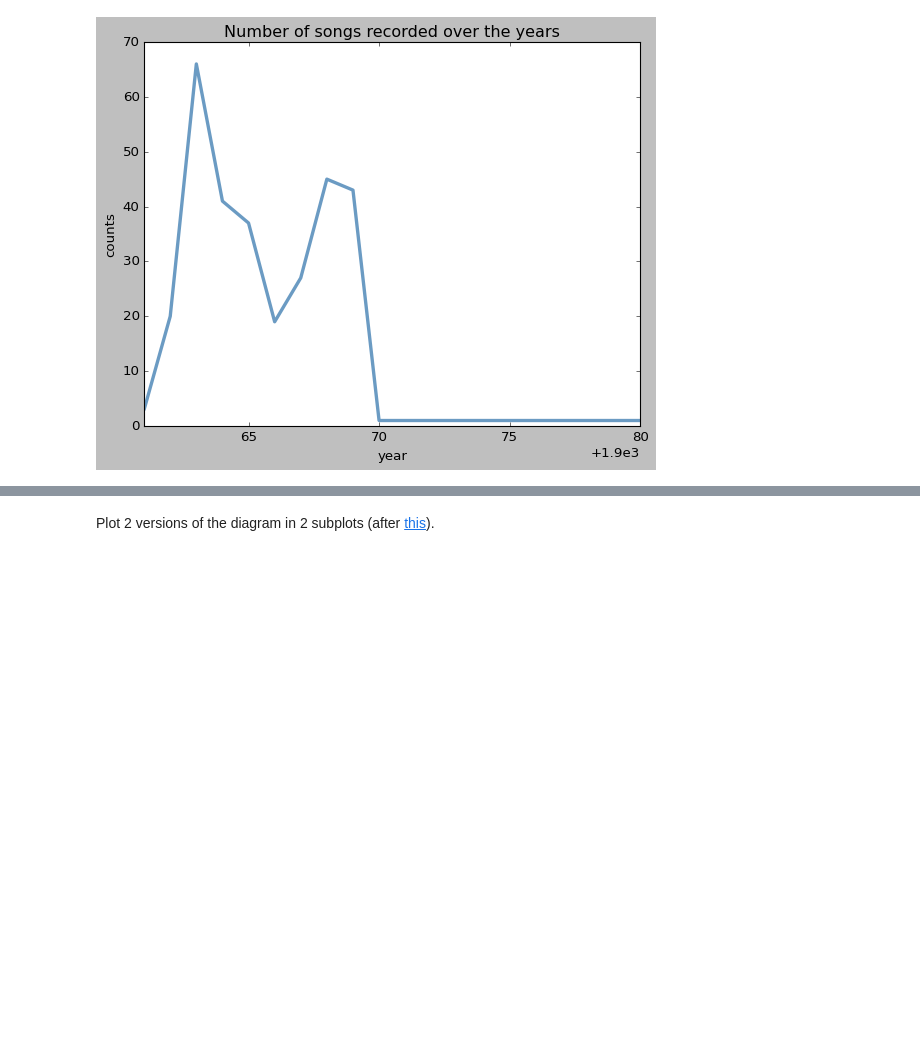
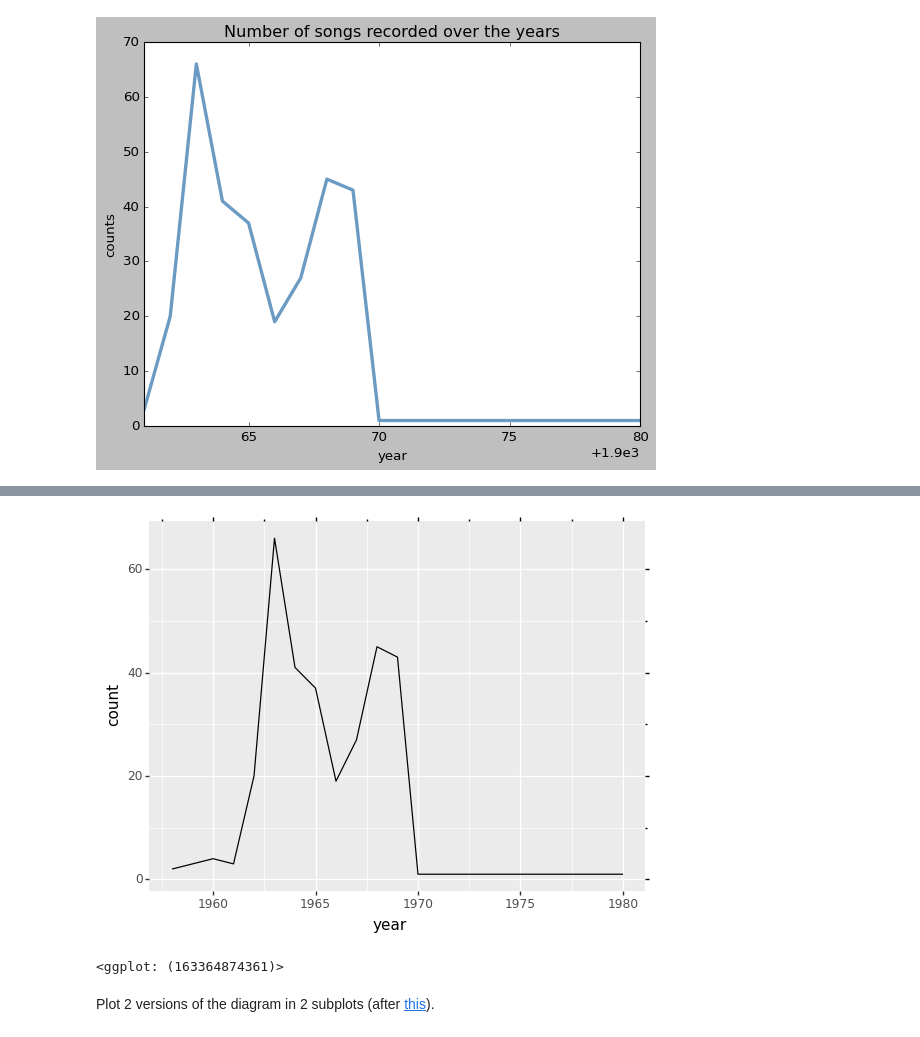
Before and after one commit to devedzic/eda, a Jupyter notebook: eda.ipynb, the cells around one changed output, grey strips where cells are left out. Drawn from its saved outputs; the diff is of its cells as text; code cells hidden in the pictures; blank space fills up the shorter version.

```diff
--- a/eda.ipynb
+++ b/eda.ipynb
@@ -494,0 +513,3 @@ ax.plot(year, counts, color='steelblue', linewidth=3, alpha=0.8);    # alpha: tr
+# %%
+df = pd.DataFrame({'Year': year, 'Count': counts})
+df
@@ -495,3 +532,12 @@ ax.plot(year, counts, color='steelblue', linewidth=3, alpha=0.8);    # alpha: tr
+# %%
+(
+    ggplot(df, aes(x='Year', y='Count'))
+    + geom_line() # line plot
+    + labs(x='year', y='count')
+)                                   # to avoid the annoying output like <ggplot: (163365179420)>, this line can also look like this:  ).draw();
+# %% [output]
+[figure, added]
+<ggplot: (163364874361)>
 # %% [markdown]
 Plot 2 versions of the diagram in 2 subplots (after [this](https://jakevdp.github.io/PythonDataScienceHandbook/04.08-multiple-subplots.html)).
 # %%
```
Also changed, not shown: parts of 21 cells of this notebook.
